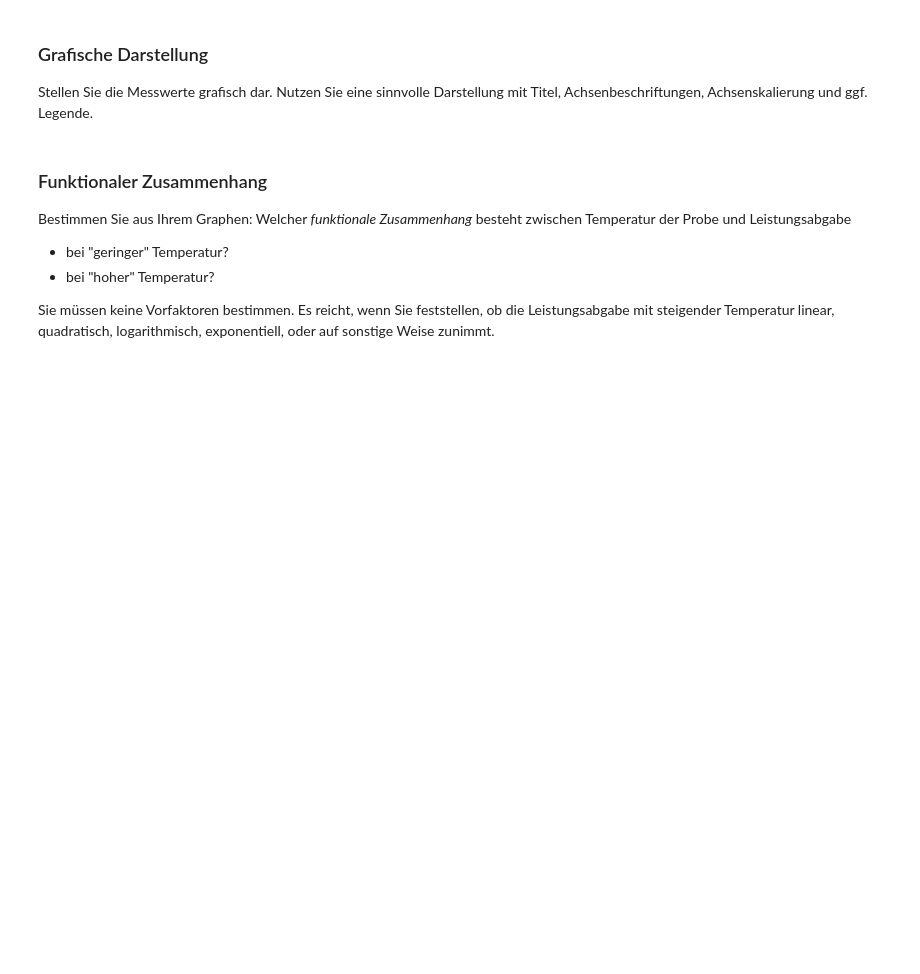
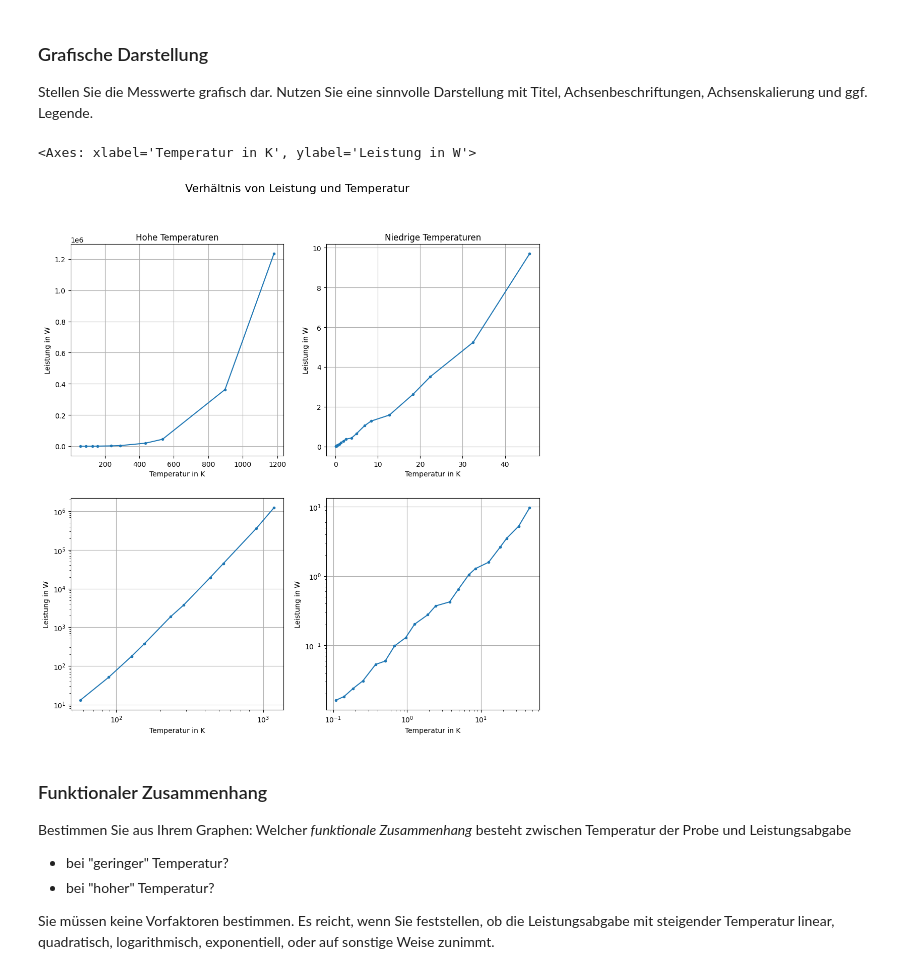
Before and after one commit to TimJoest/Datascience_2, a Jupyter notebook: MNM/Hausaufgaben/02_plots/Zusammenhang_finden.ipynb, the cells around one changed output. Cells and saved outputs as stored; diff of their text form; code cells hidden in the pictures; blank space fills up the shorter version.

```diff
--- a/MNM/Hausaufgaben/02_plots/Zusammenhang_finden.ipynb
+++ b/MNM/Hausaufgaben/02_plots/Zusammenhang_finden.ipynb
@@ -15,7 +34,52 @@ thermal = pd.read_csv('data/thermal.csv', index_col=0).squeeze()
 ### Grafische Darstellung
 Stellen Sie die Messwerte grafisch dar. Nutzen Sie eine sinnvolle Darstellung mit Titel, Achsenbeschriftungen, Achsenskalierung und ggf. Legende.
 # %%
-# Bitte geben Sie Ihren Code hier ein.
+border = 50
+thermal_high = pd.Series(thermal[thermal.index > border].values, index=thermal[thermal.index > border].index)
+thermal_low = pd.Series(thermal[thermal.index < border].values, index=thermal[thermal.index < border].index)
+
+fig, ((ax1, ax2), (ax3, ax4)) = plt.subplots(2, 2, figsize=(12, 12),)
+
+fig.suptitle('Verhältnis von Leistung und Temperatur', fontsize=16)
+
+thermal_high.plot(kind='line',
+                ax=ax1,
+                title='Hohe Temperaturen',
+                xlabel='Temperatur in K',
+                ylabel='Leistung in W',
+                grid=True,
+                style='.-'
+                )
+
+thermal_low.plot(kind='line',
+                ax=ax2,
+                title='Niedrige Temperaturen',
+                xlabel='Temperatur in K',
+                ylabel='Leistung in W',
+                grid=True,
+                style='.-'
+                )
+
+thermal_high.plot(kind='line',
+                ax=ax3,
+                xlabel='Temperatur in K',
+                ylabel='Leistung in W',
+                loglog=True,
+                grid=True,
+                style='.-'
+                )
+
+thermal_low.plot(kind='line',
+                ax=ax4,
+                xlabel='Temperatur in K',
+                ylabel='Leistung in W',
+                loglog=True,
+                grid=True,
+                style='.-'
+                )
+# %% [output]
+<Axes: xlabel='Temperatur in K', ylabel='Leistung in W'>
+[figure, added]
 # %% [markdown]
 ### Funktionaler Zusammenhang
 Bestimmen Sie aus Ihrem Graphen: Welcher *funktionale Zusammenhang* besteht zwischen Temperatur der Probe und Leistungsabgabe
```
Also changed, not shown: parts of 2 cells of this notebook, 1 other file.
